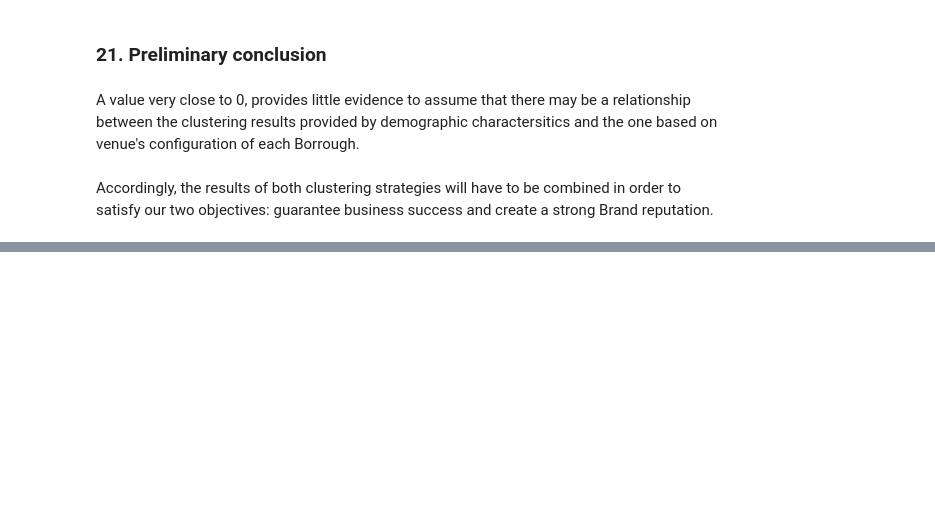
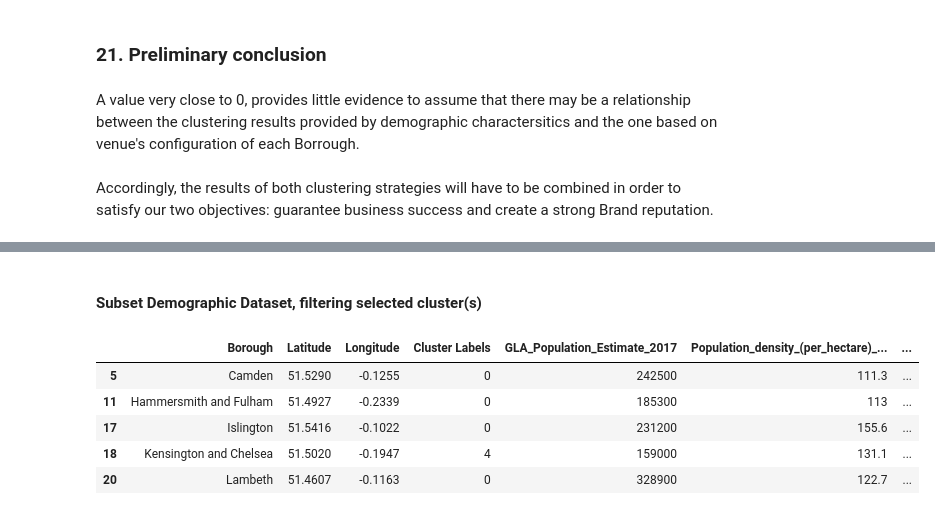
Before and after one commit to tbertoglia-ds/Coursera_Capstone, a Jupyter notebook: London UK Boroughs Clustering 2.ipynb, the cells around one changed output, grey strips where cells are left out. Cells and saved outputs as stored; diff of their text form; code cells hidden in the pictures; blank space fills up the shorter version.

```diff
--- a/London UK Boroughs Clustering 2.ipynb
+++ b/London UK Boroughs Clustering 2.ipynb
@@ -1192,0 +1207,14 @@ Accordingly, the results of both clustering strategies will have to be combined
+# %% [markdown]
+#### Subset Demographic Dataset, filtering selected cluster(s)
+# %%
+cluster_dem = [0, 4]
+#df_dem_sel = london_merged.loc[london_merged['Cluster Labels'].isin(cluster_dem), london_merged.columns[[0] + list(range(4, london_merged.shape[1]))]]
+df_dem_sel = london_merged.loc[london_merged['Cluster Labels'].isin(cluster_dem)]
+df_dem_sel.head()
+# %% [output]
+|  | Borough | Latitude | Longitude | Cluster Labels | GLA_Population_Estimate_2017 | Population_density_(per_hectare)_... | ... |
+| 5 | Camden | 51.5290 | -0.1255 | 0 | 242500 | 111.3 | ... |
+| 11 | Hammersmith and Fulham | 51.4927 | -0.2339 | 0 | 185300 | 113 | ... |
+| 17 | Islington | 51.5416 | -0.1022 | 0 | 231200 | 155.6 | ... |
+| 18 | Kensington and Chelsea | 51.5020 | -0.1947 | 4 | 159000 | 131.1 | ... |
+| 20 | Lambeth | 51.4607 | -0.1163 | 0 | 328900 | 122.7 | ... |
```
Also changed, not shown: parts of 33 cells of this notebook.
